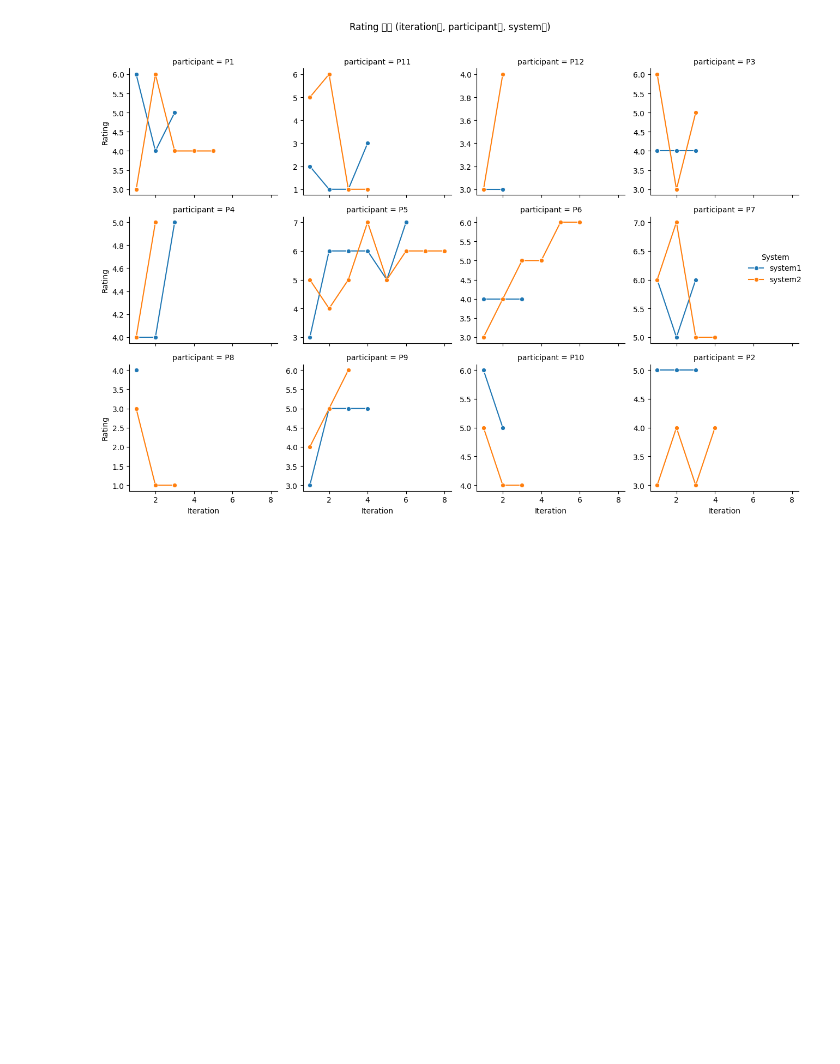
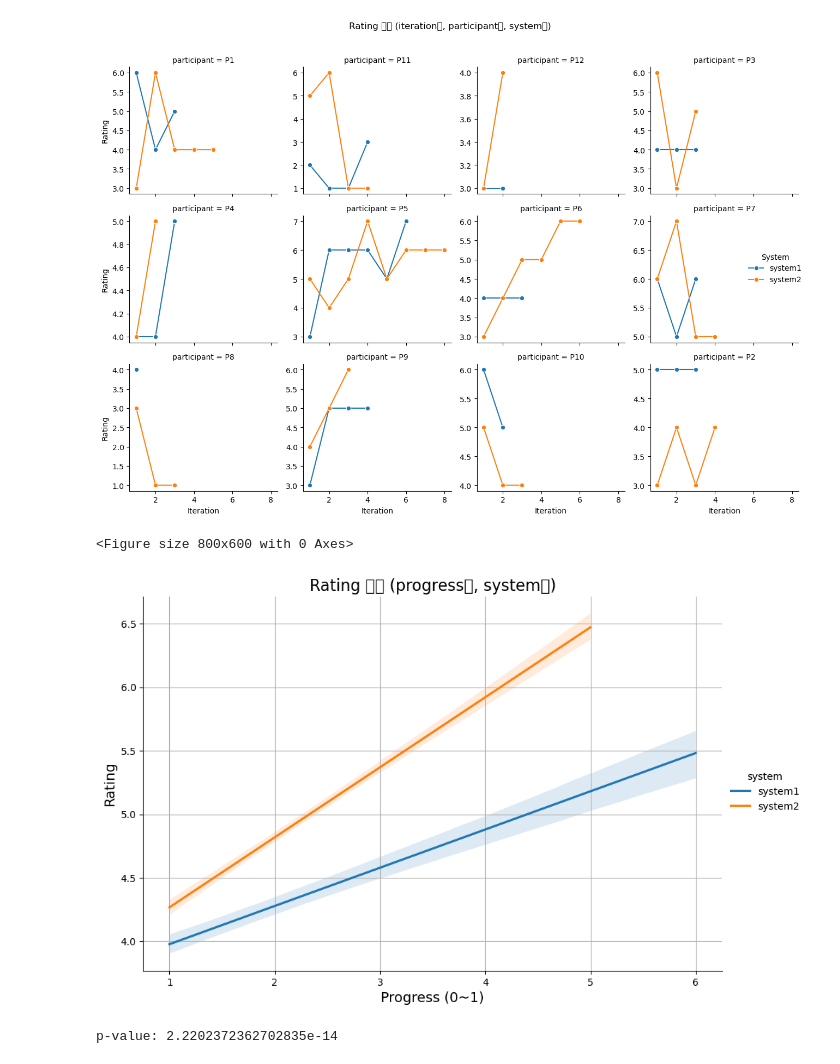
Before and after one commit to ZzeongB/OOPT_result, a Jupyter notebook: ssim.ipynb, the cells around one changed output. Cells and saved outputs as stored; diff of their text form; code cells hidden in the pictures; blank space fills up the shorter version.

```diff
--- a/ssim.ipynb
+++ b/ssim.ipynb
@@ -381,3 +381,71 @@ plt.show()
 # %% [output]
 [figure]
 [figure]
+# %%
+## Hyeon
+
+progress = [] ## x축
+rating = [] ## y축
+system = [] ## 색깔
+
+## iterative through df
+for row in df.iterrows():
+	for p_idx in range(1, 13):
+		participant_id = f"P{p_idx}"
+		p_idx_df = df[df["participant"] == participant_id]
+		ratings_system1 = p_idx_df[p_idx_df["system"] == "system1"]["rating"].tolist()
+		ratings_system2 = p_idx_df[p_idx_df["system"] == "system2"]["rating"].tolist()
+
+		ratings_system1_max_value_idx = ratings_system1.index(max(ratings_system1)) if ratings_system1 else -1
+		ratings_system2_max_value_idx = ratings_system2.index(max(ratings_system2)) if ratings_system2 else -1
+
+		ratings_system1 = ratings_system1[:ratings_system1_max_value_idx+1] if ratings_system1_max_value_idx != -1 else []
+		ratings_system2 = ratings_system2[:ratings_system2_max_value_idx+1] if ratings_system2_max_value_idx != -1 else []
+
+
+		for i in range(len(ratings_system1)):
+			progress.append((i+1)) ## 0~1
+			rating.append(ratings_system1[i])
+			system.append("system1")
+
+		for i in range(len(ratings_system2)):
+			progress.append((i+1)) ## 0~1
+			rating.append(ratings_system2[i])
+			system.append("system2")
+
+
+df_viz = pd.DataFrame({
+	"progress": progress,
+	"rating": rating,
+	"system": system
+})
+
+plt.figure(figsize=(8, 6))
+
+## lmplot (regplot)
+
+sns.lmplot(data=df_viz, x="progress", y="rating", hue="system", aspect=1.5, height=6, markers=["o", "s"], palette={"system1": "#1f77b4", "system2": "#ff7f0e"}, scatter=False, ci=95)
+
+
+plt.title("Rating 변화 (progress별, system별)", fontsize=16)
+plt.xlabel("Progress (0~1)", fontsize=14)
+plt.ylabel("Rating", fontsize=14)
+plt.grid(True)
+plt.show()
+
+
+## ANCOVA
+# %% [output]
+<Figure size 800x600 with 0 Axes>
+[figure, added]
+# %%
+import pandas as pd
+from statsmodels.formula.api import ols
+from statsmodels.stats.anova import anova_lm
+
+model = ols('rating ~ progress * C(system)', data=df_viz).fit()
+anova_result = anova_lm(model, typ=2)
+p_value = anova_result.loc['progress:C(system)', 'PR(>F)']
+print(f"p-value: {p_value}")
+# %% [output]
+p-value: 2.2202372362702835e-14
```
Also changed, not shown: parts of 1 cell of this notebook, 2 other files.
